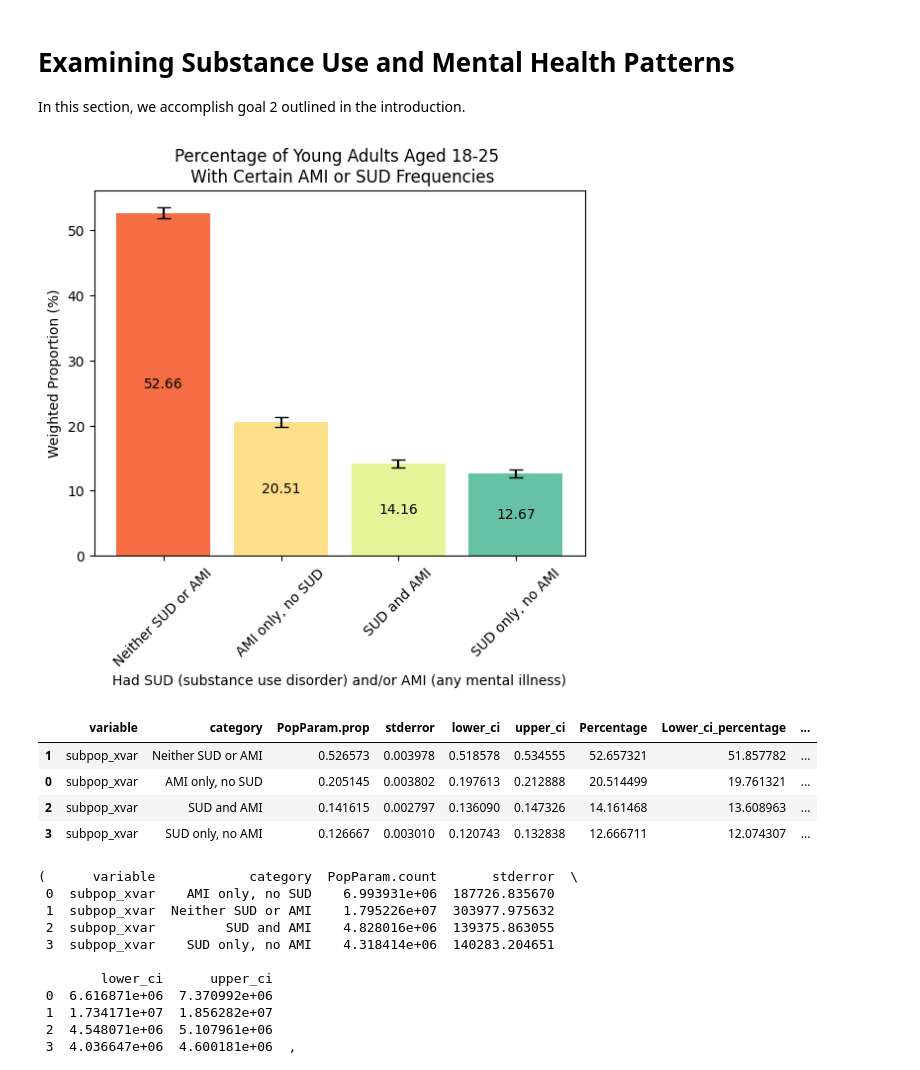
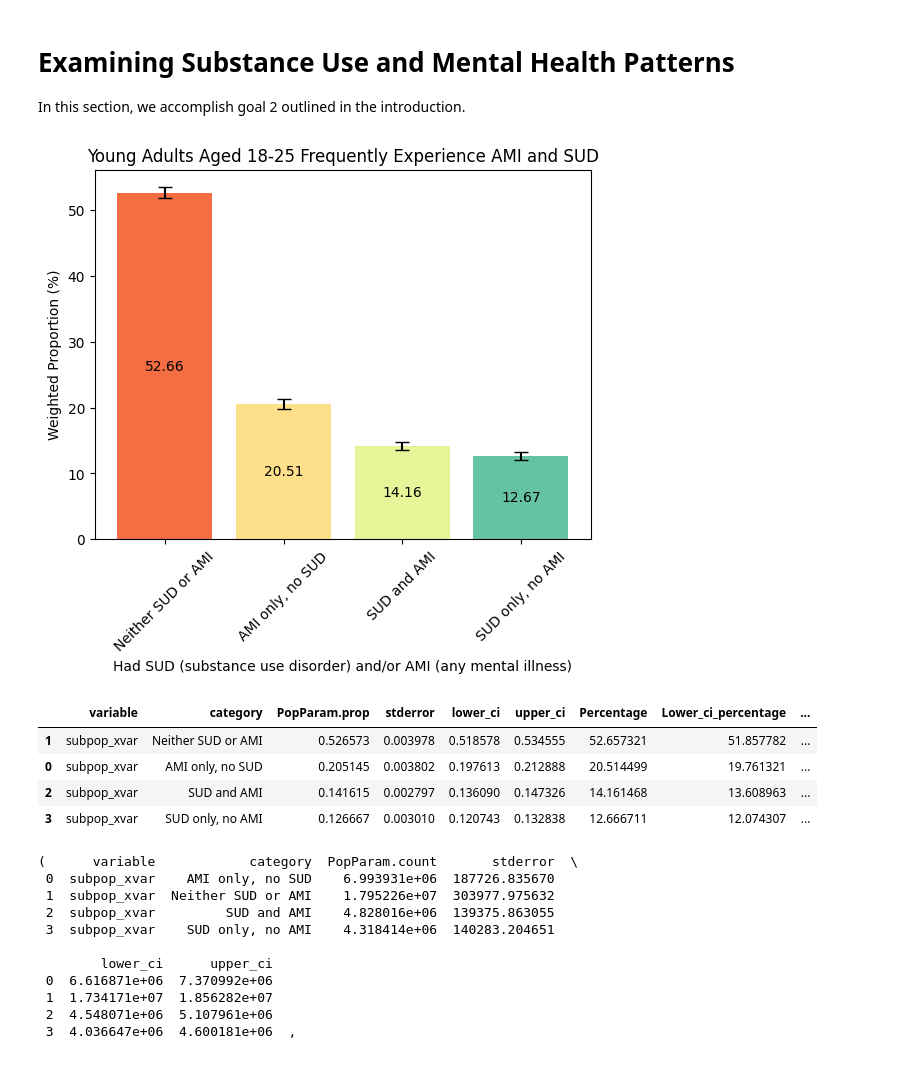
Before and after one commit to Platt-John/John-Platt-DA-401-Project, a Jupyter notebook: code/DA_401_Data_Exploration.ipynb, the cells around one changed output. Drawn from its saved outputs; the diff is of its cells as text; code cells hidden in the pictures.

```diff
--- a/code/DA_401_Data_Exploration.ipynb
+++ b/code/DA_401_Data_Exploration.ipynb
@@ -630,9 +630,9 @@ frequencies(nsduh_2123,'NEWRACE2',na_rm=True)
 In this section, we accomplish goal 2 outlined in the introduction.
 # %%
 #Examine co-occurring substance use disorder and any mental illness frequencies among Young Adults aged 18-25
-rel_freq_barplot(nsduh_2123,'AMISUD5ANYO','Had SUD (substance use disorder) and/or AMI (any mental illness)',45,"Percentage of Young Adults Aged 18-25 \n With Certain AMI or SUD Frequencies")
+rel_freq_barplot(nsduh_2123,'AMISUD5ANYO','Had SUD (substance use disorder) and/or AMI (any mental illness)',45,"Young Adults Aged 18-25 Frequently Experience AMI and SUD")
 # %% [output]
-[figure, old version]
+[figure, new version]
 |  | variable | category | PopParam.prop | stderror | lower_ci | upper_ci | Percentage | Lower_ci_percentage | ... |
 | 1 | subpop_xvar | Neither SUD or AMI | 0.526573 | 0.003978 | 0.518578 | 0.534555 | 52.657321 | 51.857782 | ... |
 | 0 | subpop_xvar | AMI only, no SUD | 0.205145 | 0.003802 | 0.197613 | 0.212888 | 20.514499 | 19.761321 | ... |
```
Also changed, not shown: parts of 1 cell of this notebook, 1 other file.
